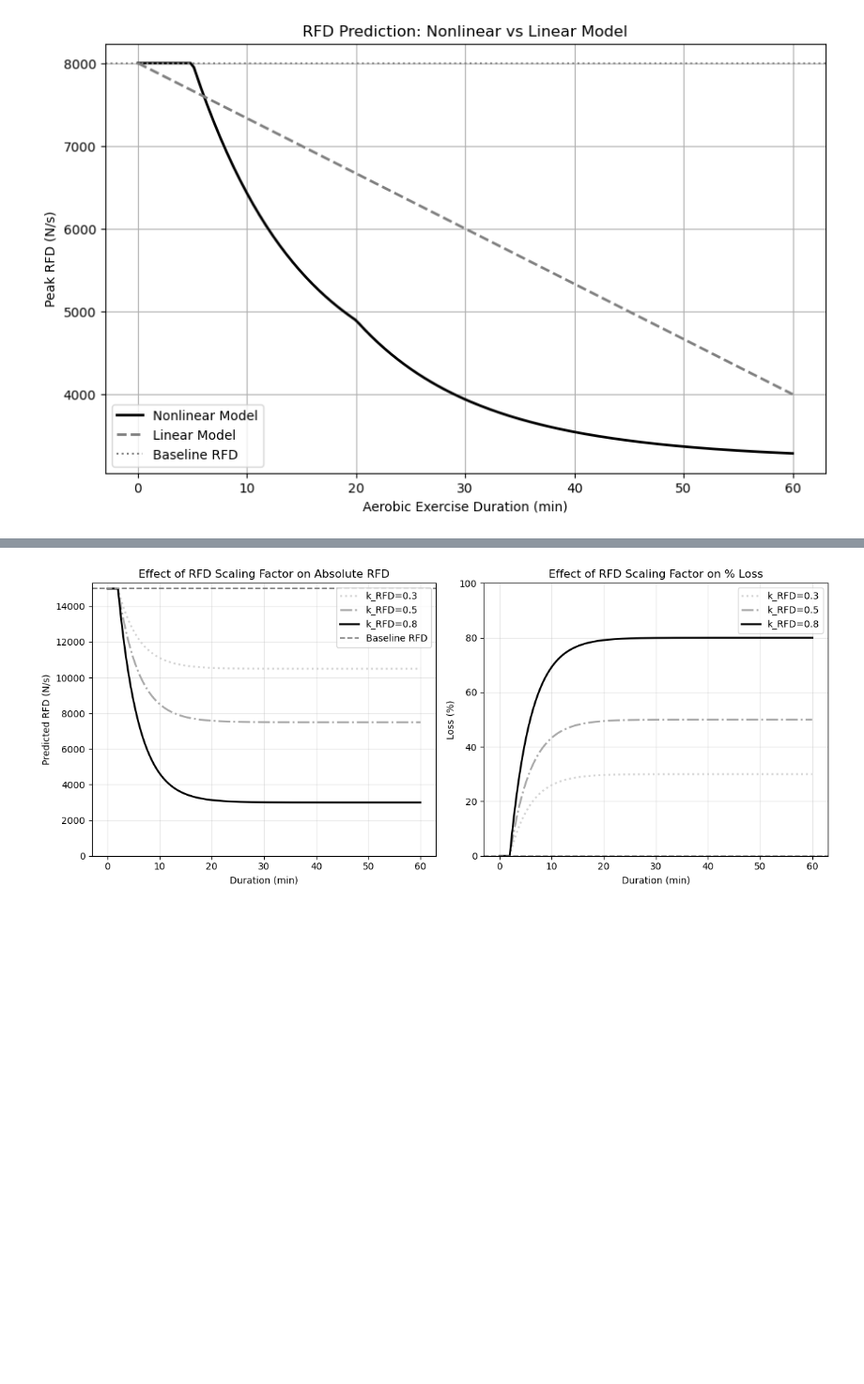
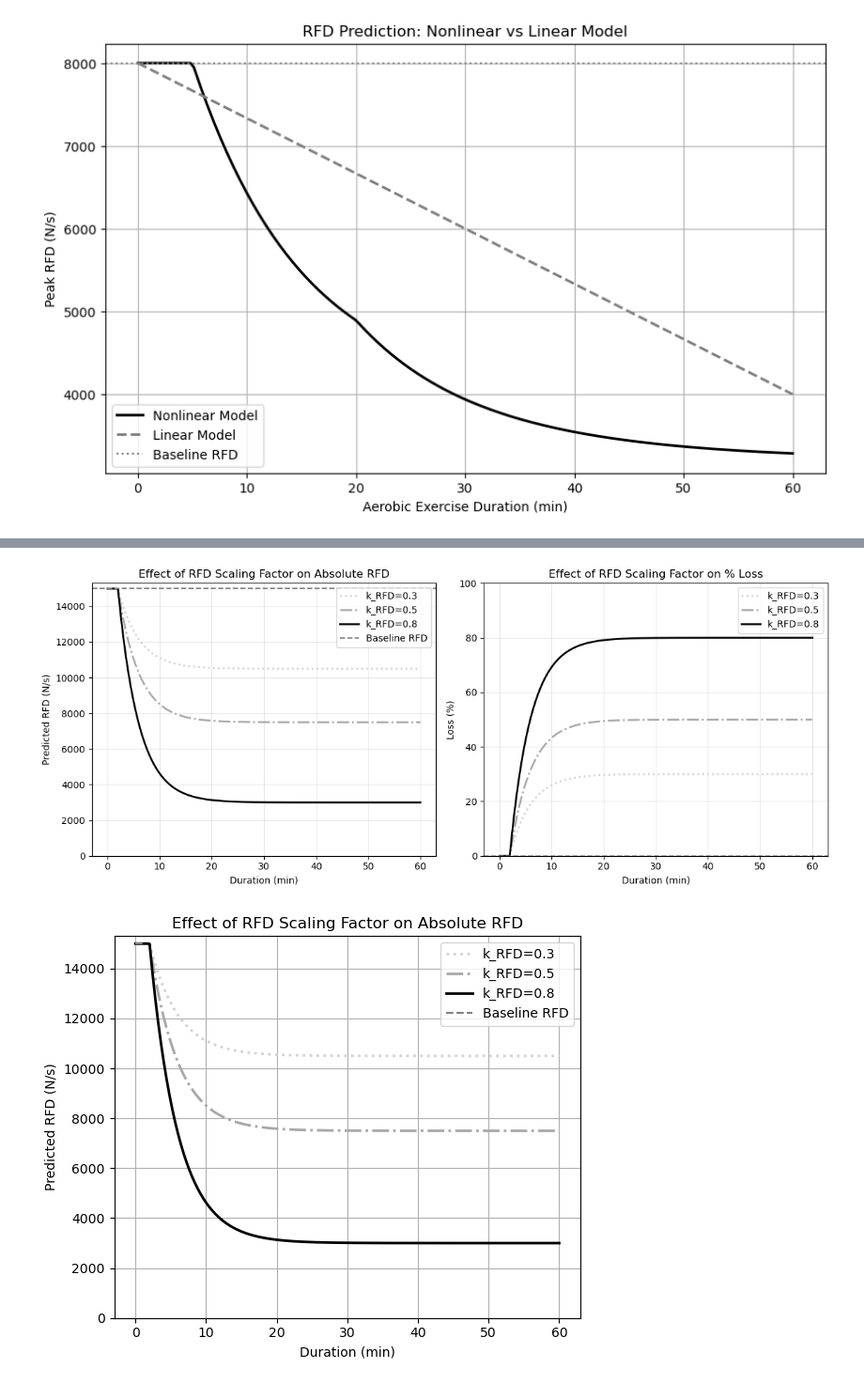
Before and after one commit to PistilliLab/RFDsimulator, a Jupyter notebook: FTCurveSim.ipynb, the cells around one changed output, grey strips where cells are left out. Shown at 94% size. Saved outputs shown, nothing was run; the diff lists cells and outputs as text; code cells hidden in the pictures; blank space fills up the shorter version.

```diff
--- a/FTCurveSim.ipynb
+++ b/FTCurveSim.ipynb
@@ -223,54 +230,82 @@ plt.show()
 # %%
 # -----------------------------
 # Parameters
 # -----------------------------
-RFD_0 = 15000.0   # Baseline peak RFD (N/s)
-a = 0.25          # Rate constant
-d0 = 2.0          # Onset time (min)
-durations = np.linspace(0, 60, 300)  # Aerobic durations from 0–60 min
+RFD_0 = 15000.0
+a = 0.25
+d0 = 2.0
+durations = np.linspace(0, 60, 300)
 
-# Scaling factors to compare
 k_values = [0.3, 0.5, 0.8]
 colors = ['lightgray', 'darkgray', 'black']
 linestyles = [':', '-.', '-']
 
 # -----------------------------
-# Create plots
+# Create figure + axes
 # -----------------------------
-plt.figure(figsize=(12,5))
+fig, axes = plt.subplots(1, 2, figsize=(12,5))
+ax1, ax2 = axes
 
 # --- Absolute RFD subplot ---
-plt.subplot(1,2,1)
 for k, c, l in zip(k_values, colors, linestyles):
     RFD_curve = RFD_0 * (1 - k * (1 - np.exp(-a * np.clip(durations - d0, 0, None))))
-    plt.plot(durations, RFD_curve, color=c, linestyle=l, lw=2, label=f"k_RFD={k}")
-plt.axhline(RFD_0, color='gray', ls='--', label='Baseline RFD')
-plt.title('Effect of RFD Scaling Factor on Absolute RFD')
-plt.xlabel('Duration (min)')
-plt.ylabel('Predicted RFD (N/s)')
-plt.ylim(0, RFD_0*1.02)
-plt.grid(alpha=0.3)
-plt.legend()
+    ax1.plot(durations, RFD_curve, color=c, linestyle=l, lw=2, label=f"k_RFD={k}")
+
+ax1.axhline(RFD_0, color='gray', ls='--', label='Baseline RFD')
+ax1.set_title('Effect of RFD Scaling Factor on Absolute RFD')
+ax1.set_xlabel('Duration (min)')
+ax1.set_ylabel('Predicted RFD (N/s)')
+ax1.set_ylim(0, RFD_0*1.02)
+ax1.grid(alpha=0.3)
+ax1.legend()
 
 # --- Percent loss subplot ---
-plt.subplot(1,2,2)
 for k, c, l in zip(k_values, colors, linestyles):
     RFD_curve = RFD_0 * (1 - k * (1 - np.exp(-a * np.clip(durations - d0, 0, None))))
     loss_pct = 100 * (1 - RFD_curve / RFD_0)
-    plt.plot(durations, loss_pct, color=c, linestyle=l, lw=2, label=f"k_RFD={k}")
-plt.axhline(0, color='gray', ls='--')
-plt.title('Effect of RFD Scaling Factor on % Loss')
-plt.xlabel('Duration (min)')
-plt.ylabel('Loss (%)')
-plt.ylim(0, 100)
-plt.grid(alpha=0.3)
-plt.legend()
+    ax2.plot(durations, loss_pct, color=c, linestyle=l, lw=2, label=f"k_RFD={k}")
+
+ax2.axhline(0, color='gray', ls='--')
+ax2.set_title('Effect of RFD Scaling Factor on % Loss')
+ax2.set_xlabel('Duration (min)')
+ax2.set_ylabel('Loss (%)')
+ax2.set_ylim(0, 100)
+ax2.grid(alpha=0.3)
+ax2.legend()
 
 # -----------------------------
-# Save figure as PNG
+# Save combined figure
 # -----------------------------
-plt.tight_layout()
-plt.savefig("rfd_scaling_factor_comparison.png", dpi=300)
+fig.tight_layout()
+fig.savefig("rfd_scaling_factor_comparison.png", dpi=300)
+
+# -----------------------------
+# Save each subplot separately
+# -----------------------------
+for ax, name in zip(axes, ["absolute_rfd", "percent_loss"]):
+    fig_single, ax_single = plt.subplots(figsize=(6,5))
+
+    for line in ax.get_lines():
+        ax_single.plot(
+            line.get_xdata(),
+            line.get_ydata(),
+            color=line.get_color(),
+            linestyle=line.get_linestyle(),
+            linewidth=line.get_linewidth(),
+            label=line.get_label()
+        )
+
+    ax_single.set_title(ax.get_title())
+    ax_single.set_xlabel(ax.get_xlabel())
+    ax_single.set_ylabel(ax.get_ylabel())
+    ax_single.set_ylim(ax.get_ylim())
+    ax_single.grid(True)
+    ax_single.legend()
+
+    fig_single.tight_layout()
+    fig_single.savefig(f"{name}.png", dpi=300)
+
 plt.show()
 # %% [output]
 [figure]
+[figure, added]
```
Also changed, not shown: parts of 10 cells of this notebook.
